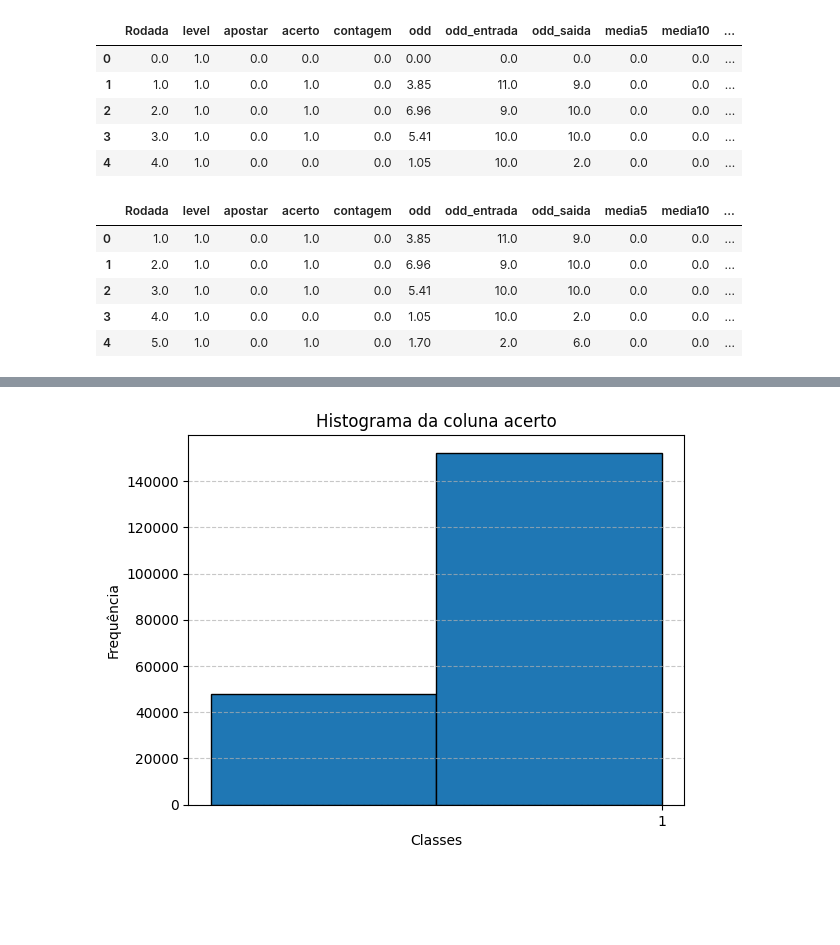
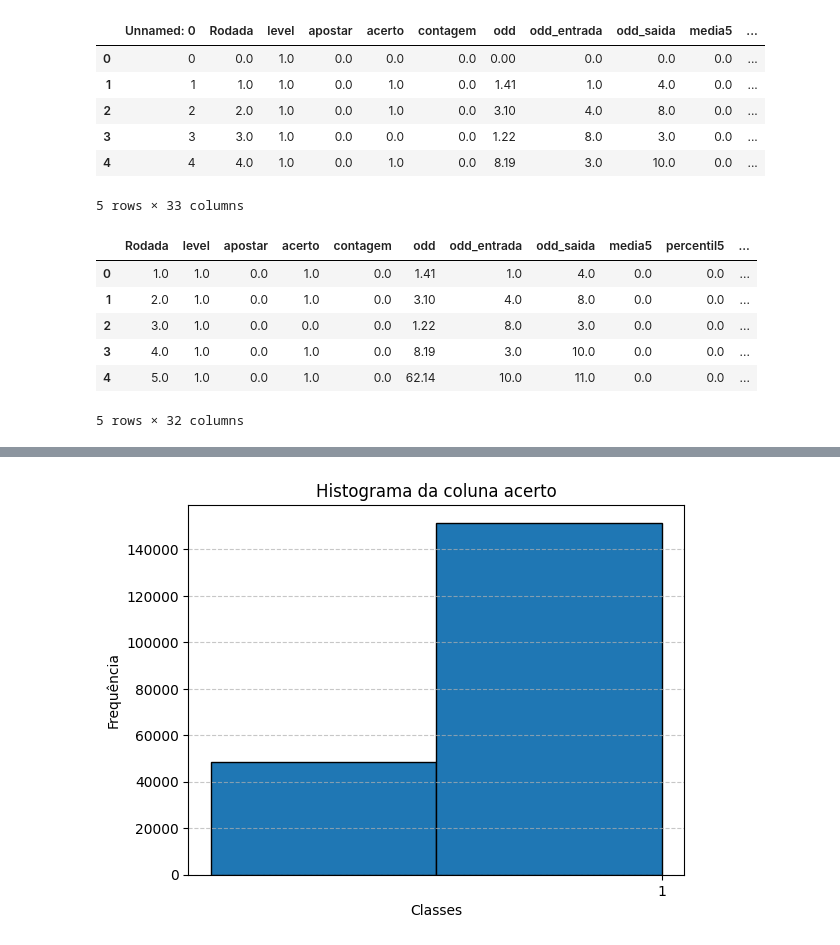
Before and after one commit to oziieljuniior/Out, a Jupyter notebook: Colab_Notebooks/Order/exe2_parte2.ipynb, the cells around one changed output, grey strips where cells are left out. Cells and saved outputs as stored; diff of their text form; code cells hidden in the pictures; blank space fills up the shorter version.

Commit message:
att
Ajustes nas features de entrada

```diff
--- a/Colab_Notebooks/Order/exe2_parte2.ipynb
+++ b/Colab_Notebooks/Order/exe2_parte2.ipynb
@@ -6,25 +6,27 @@ import numpy as np
 from scipy import stats
 import pandas as pd
 # %%
-data = pd.read_csv("/home/darkcover/Documentos/Out/dados/data_final2.csv")
+data = pd.read_csv("/home/darkcover/Documentos/Out/dados/data_final1.csv")
 data.head()
 # %% [output]
-|  | Rodada | level | apostar | acerto | contagem | odd | odd_entrada | odd_saida | media5 | media10 | ... |
-| 0 | 0.0 | 1.0 | 0.0 | 0.0 | 0.0 | 0.00 | 0.0 | 0.0 | 0.0 | 0.0 | ... |
-| 1 | 1.0 | 1.0 | 0.0 | 1.0 | 0.0 | 3.85 | 11.0 | 9.0 | 0.0 | 0.0 | ... |
-| 2 | 2.0 | 1.0 | 0.0 | 1.0 | 0.0 | 6.96 | 9.0 | 10.0 | 0.0 | 0.0 | ... |
-| 3 | 3.0 | 1.0 | 0.0 | 1.0 | 0.0 | 5.41 | 10.0 | 10.0 | 0.0 | 0.0 | ... |
-| 4 | 4.0 | 1.0 | 0.0 | 0.0 | 0.0 | 1.05 | 10.0 | 2.0 | 0.0 | 0.0 | ... |
+|  | Unnamed: 0 | Rodada | level | apostar | acerto | contagem | odd | odd_entrada | odd_saida | media5 | ... |
+| 0 | 0 | 0.0 | 1.0 | 0.0 | 0.0 | 0.0 | 0.00 | 0.0 | 0.0 | 0.0 | ... |
+| 1 | 1 | 1.0 | 1.0 | 0.0 | 1.0 | 0.0 | 1.41 | 1.0 | 4.0 | 0.0 | ... |
+| 2 | 2 | 2.0 | 1.0 | 0.0 | 1.0 | 0.0 | 3.10 | 4.0 | 8.0 | 0.0 | ... |
+| 3 | 3 | 3.0 | 1.0 | 0.0 | 0.0 | 0.0 | 1.22 | 8.0 | 3.0 | 0.0 | ... |
+| 4 | 4 | 4.0 | 1.0 | 0.0 | 1.0 | 0.0 | 8.19 | 3.0 | 10.0 | 0.0 | ... |
+5 rows × 33 columns
 # %%
-#data = data.drop(columns=['Unnamed: 0'])
+data = data.drop(columns=['Unnamed: 0'])
 #Excluir a linha com índice 0
 data = data.drop(0).reset_index(drop=True)
 
 data.head()
 # %% [output]
-|  | Rodada | level | apostar | acerto | contagem | odd | odd_entrada | odd_saida | media5 | media10 | ... |
-| 0 | 1.0 | 1.0 | 0.0 | 1.0 | 0.0 | 3.85 | 11.0 | 9.0 | 0.0 | 0.0 | ... |
-| 1 | 2.0 | 1.0 | 0.0 | 1.0 | 0.0 | 6.96 | 9.0 | 10.0 | 0.0 | 0.0 | ... |
-| 2 | 3.0 | 1.0 | 0.0 | 1.0 | 0.0 | 5.41 | 10.0 | 10.0 | 0.0 | 0.0 | ... |
-| 3 | 4.0 | 1.0 | 0.0 | 0.0 | 0.0 | 1.05 | 10.0 | 2.0 | 0.0 | 0.0 | ... |
-| 4 | 5.0 | 1.0 | 0.0 | 1.0 | 0.0 | 1.70 | 2.0 | 6.0 | 0.0 | 0.0 | ... |
+|  | Rodada | level | apostar | acerto | contagem | odd | odd_entrada | odd_saida | media5 | percentil5 | ... |
+| 0 | 1.0 | 1.0 | 0.0 | 1.0 | 0.0 | 1.41 | 1.0 | 4.0 | 0.0 | 0.0 | ... |
+| 1 | 2.0 | 1.0 | 0.0 | 1.0 | 0.0 | 3.10 | 4.0 | 8.0 | 0.0 | 0.0 | ... |
+| 2 | 3.0 | 1.0 | 0.0 | 0.0 | 0.0 | 1.22 | 8.0 | 3.0 | 0.0 | 0.0 | ... |
+| 3 | 4.0 | 1.0 | 0.0 | 1.0 | 0.0 | 8.19 | 3.0 | 10.0 | 0.0 | 0.0 | ... |
+| 4 | 5.0 | 1.0 | 0.0 | 1.0 | 0.0 | 62.14 | 10.0 | 11.0 | 0.0 | 0.0 | ... |
+5 rows × 32 columns
```
Also changed, not shown: parts of 9 cells of this notebook, 9 other files.
